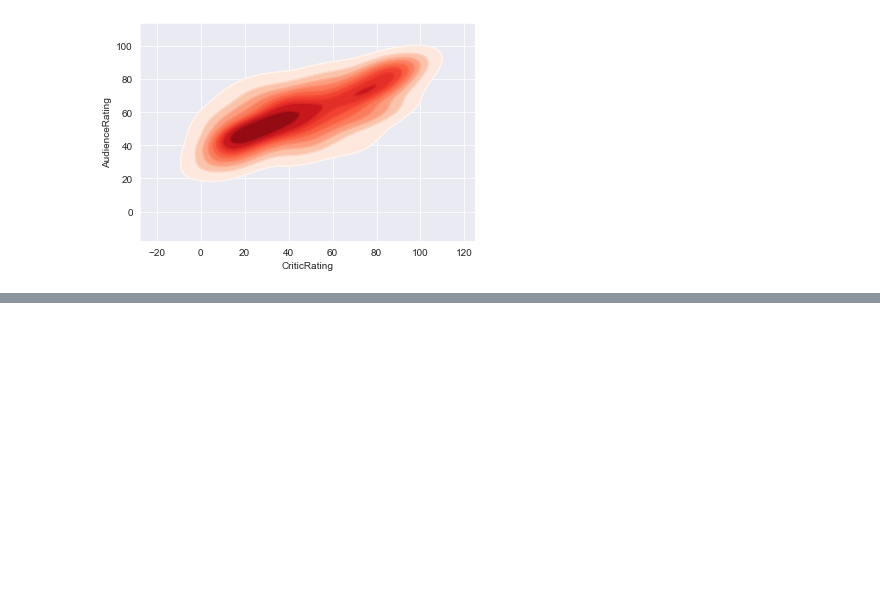
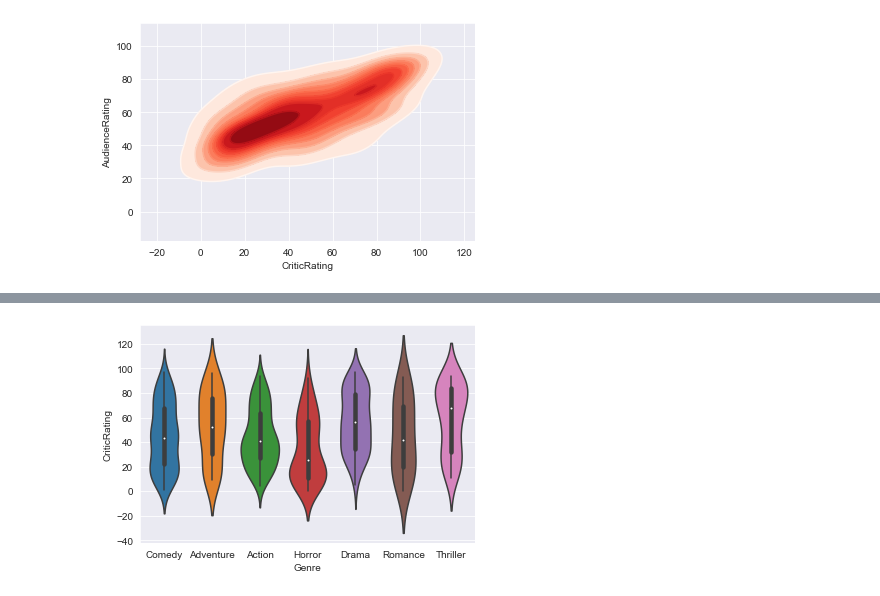
Before and after one commit to twzhangyang/python-for-data-science-path, a Jupyter notebook: src/05-visualization/analytics.ipynb, the cells around one changed output, grey strips where cells are left out. Saved outputs shown, nothing was run; the diff lists cells and outputs as text; code cells hidden in the pictures; blank space fills up the shorter version.

```diff
--- a/src/05-visualization/analytics.ipynb
+++ b/src/05-visualization/analytics.ipynb
@@ -256,0 +276,4 @@ k1b = sns.kdeplot(movies.CriticRating, movies.AudienceRating, cmap='Reds')
+# %%
+k3 = sns.violinplot(data=movies, x='Genre', y='CriticRating')
+# %% [output]
+[figure, added]
```
Also changed, not shown: parts of 10 cells of this notebook.
